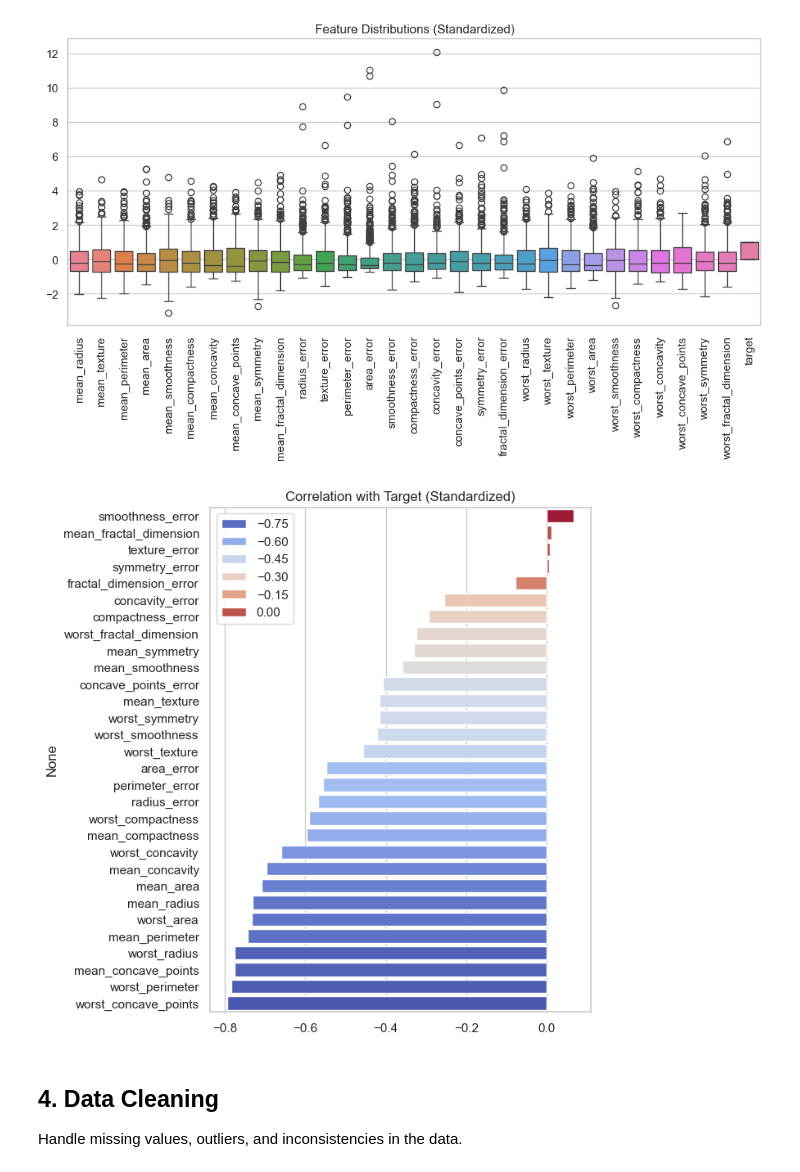
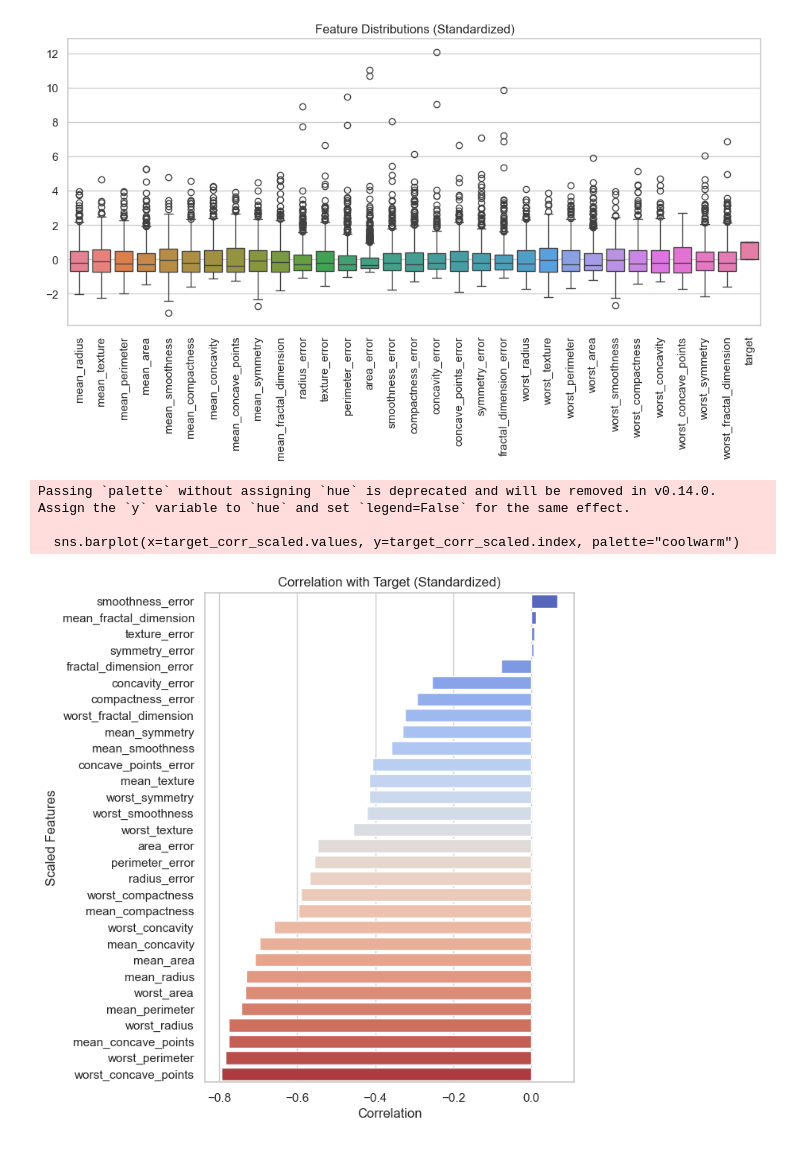
Before and after one commit to SigurdRiseth/idatg2208-assignment-2, a Jupyter notebook: notebooks/01_Data_Preparation.ipynb, the cells around one changed output. Saved outputs shown, nothing was run; the diff lists cells and outputs as text; code cells hidden in the pictures.

```diff
--- a/notebooks/01_Data_Preparation.ipynb
+++ b/notebooks/01_Data_Preparation.ipynb
@@ -111,15 +116,16 @@ plt.show()
 # %% [output]
 [figure]
 # %%
-target_corr = df_scaled.corr()["target"].drop("target").sort_values(ascending=False)
+target_corr_scaled = df_scaled.corr()["target"].drop("target").sort_values(ascending=False)
 
 plt.figure(figsize=(6,8))
-sns.barplot(x=target_corr.values, y=target_corr.index, palette="coolwarm", hue=target_corr.values)
+sns.barplot(x=target_corr_scaled.values, y=target_corr_scaled.index, palette="coolwarm")
 plt.title("Correlation with Target (Standardized)")
+plt.xlabel("Correlation")
+plt.ylabel("Scaled Features")
 plt.show()
 # %% [output]
+Passing `palette` without assigning `hue` is deprecated and will be removed in v0.14.0. Assign the `y` variable to `hue` and set `legend=False` for the same effect.
+
+  sns.barplot(x=target_corr_scaled.values, y=target_corr_scaled.index, palette="coolwarm")
-[figure, old version]
+[figure, new version]
-# %% [markdown]
-## 4. Data Cleaning
-
-Handle missing values, outliers, and inconsistencies in the data.
```
Also changed, not shown: parts of 12 cells of this notebook, 1 other file.
